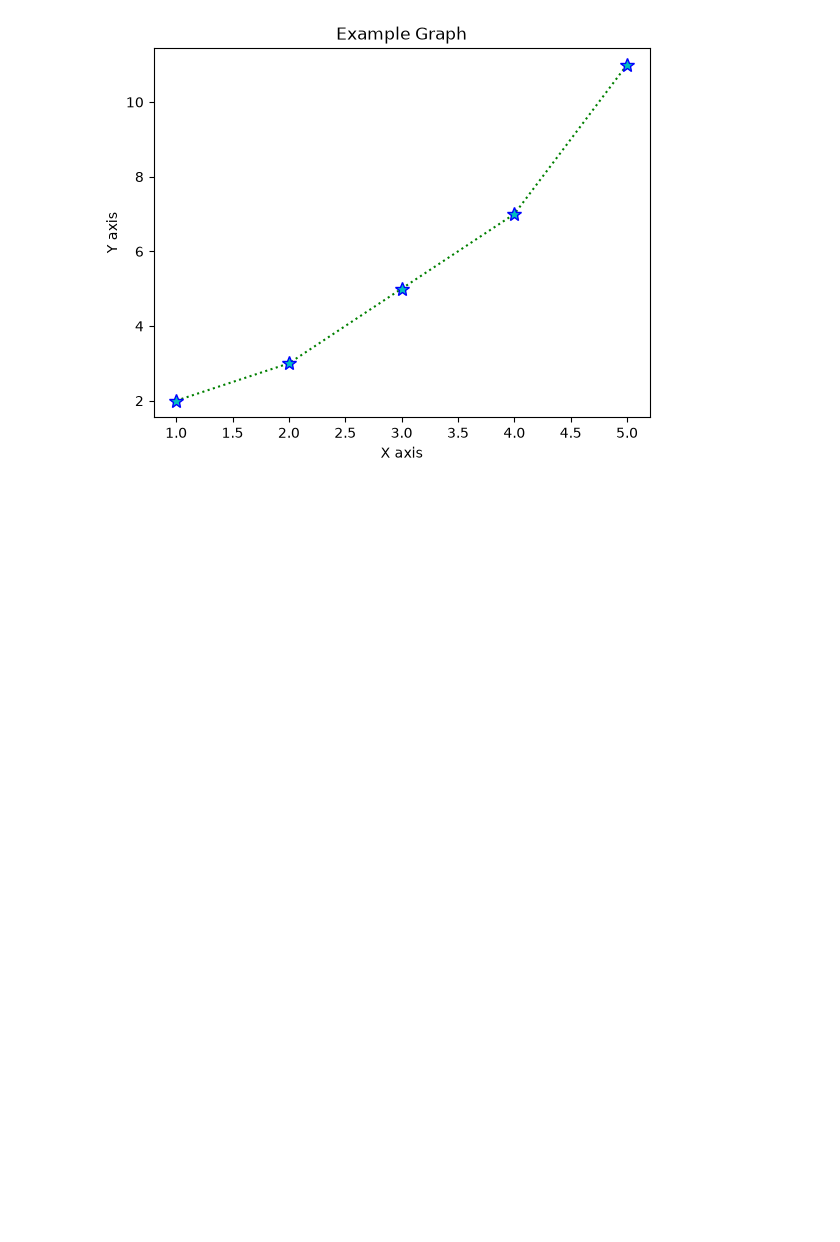
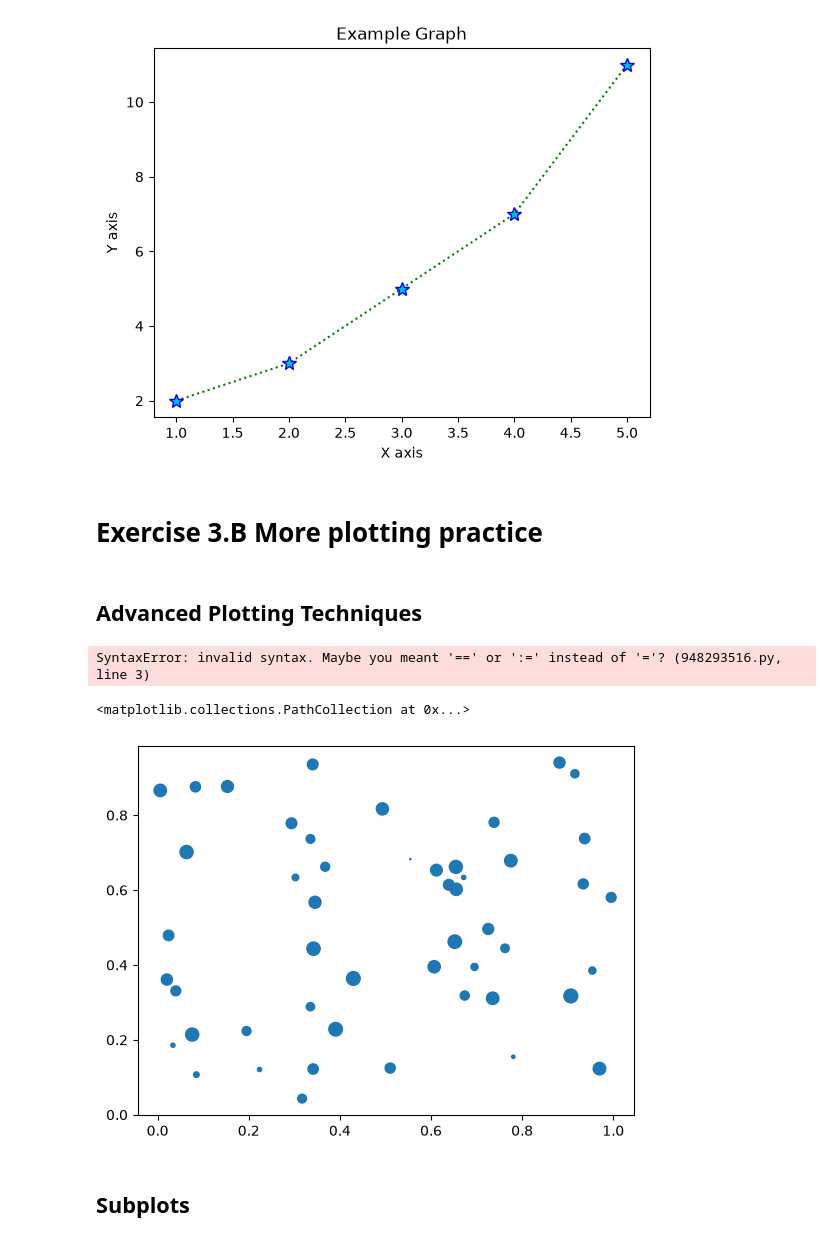
Before and after one commit to d-dot-mendez/data-analytics, a Jupyter notebook: week-07/Ex3A_Plotting_Data.ipynb, the cells around one changed output. Cells and saved outputs as stored; diff of their text form; code cells hidden in the pictures; blank space fills up the shorter version.

```diff
--- a/week-07/Ex3A_Plotting_Data.ipynb
+++ b/week-07/Ex3A_Plotting_Data.ipynb
@@ -68,3 +66,27 @@ plt.ylabel("Y axis")
 plt.show()
 # %% [output]
 [figure]
+# %% [markdown]
+# Exercise 3.B More plotting practice
+# %% [markdown]
+## Advanced Plotting Techniques
+# %%
+products = ['Product A', 'Product B', 'Product C', 'Product D']
+sales = [23, 17, 35, 29]
+plt.bar =(products, sales, color= 'skyblue', width= .5)
+plt.title('Product Sales')
+plt.xlabel('Products')
+plt.ylabel('Sales')
+plt.show()
+# %% [output]
+SyntaxError: invalid syntax. Maybe you meant '==' or ':=' instead of '='? (948293516.py, line 3)
+# %%
+x = np.random.rand(50)
+y = np.random.rand(50)
+
+plt.scatter(x,y, s = np.random.rand(50) * 100, cmap='plasma')
+# %% [output]
+<matplotlib.collections.PathCollection at 0x...>
+[figure, added]
+# %% [markdown]
+## Subplots
```
Also changed, not shown: parts of 3 cells of this notebook.
